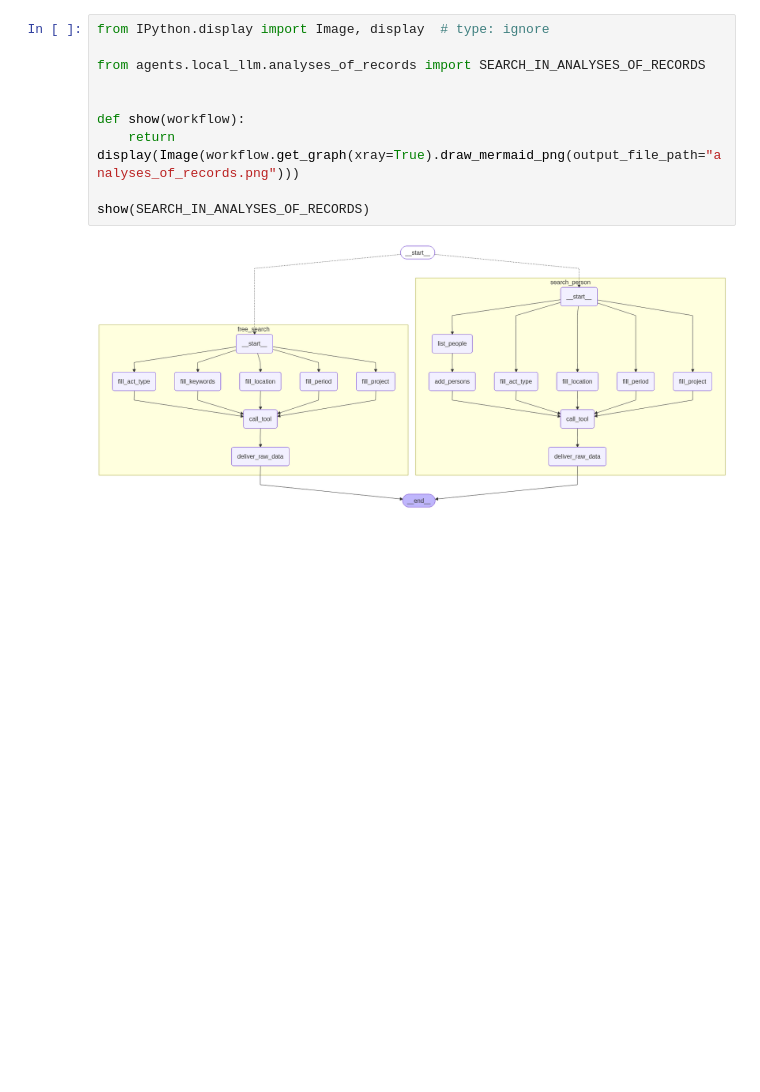
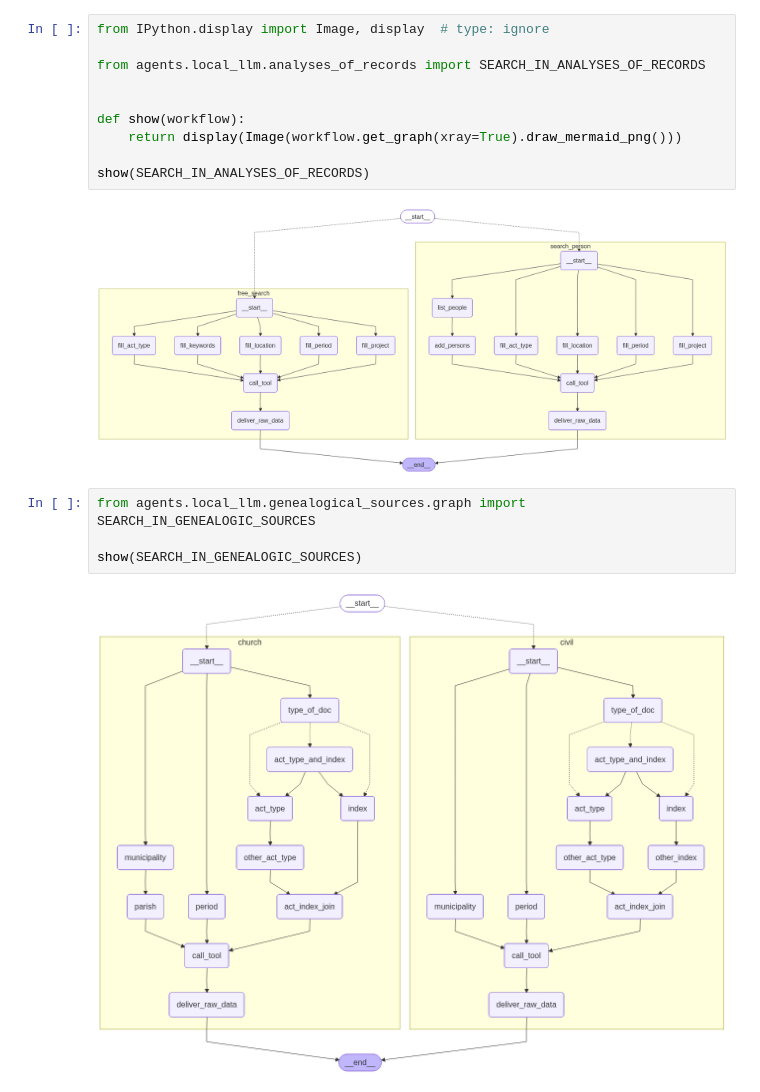
Before and after one commit to xgillard/agr_agent, a Jupyter notebook: draw_workflow.ipynb, the cells around one changed output. Drawn from its saved outputs; the diff is of its cells as text; blank space fills up the shorter version.

```diff
--- a/draw_workflow.ipynb
+++ b/draw_workflow.ipynb
@@ -5,8 +5,14 @@ from agents.local_llm.analyses_of_records import SEARCH_IN_ANALYSES_OF_RECORDS
 
 
 def show(workflow):
-    return display(Image(workflow.get_graph(xray=True).draw_mermaid_png(output_file_path="analyses_of_records.png")))
+    return display(Image(workflow.get_graph(xray=True).draw_mermaid_png()))
 
 show(SEARCH_IN_ANALYSES_OF_RECORDS)
 # %% [output]
 [figure]
+# %%
+from agents.local_llm.genealogical_sources.graph import SEARCH_IN_GENEALOGIC_SOURCES
+
+show(SEARCH_IN_GENEALOGIC_SOURCES)
+# %% [output]
+[figure, added]
```
Also changed, not shown: 8 other files.
